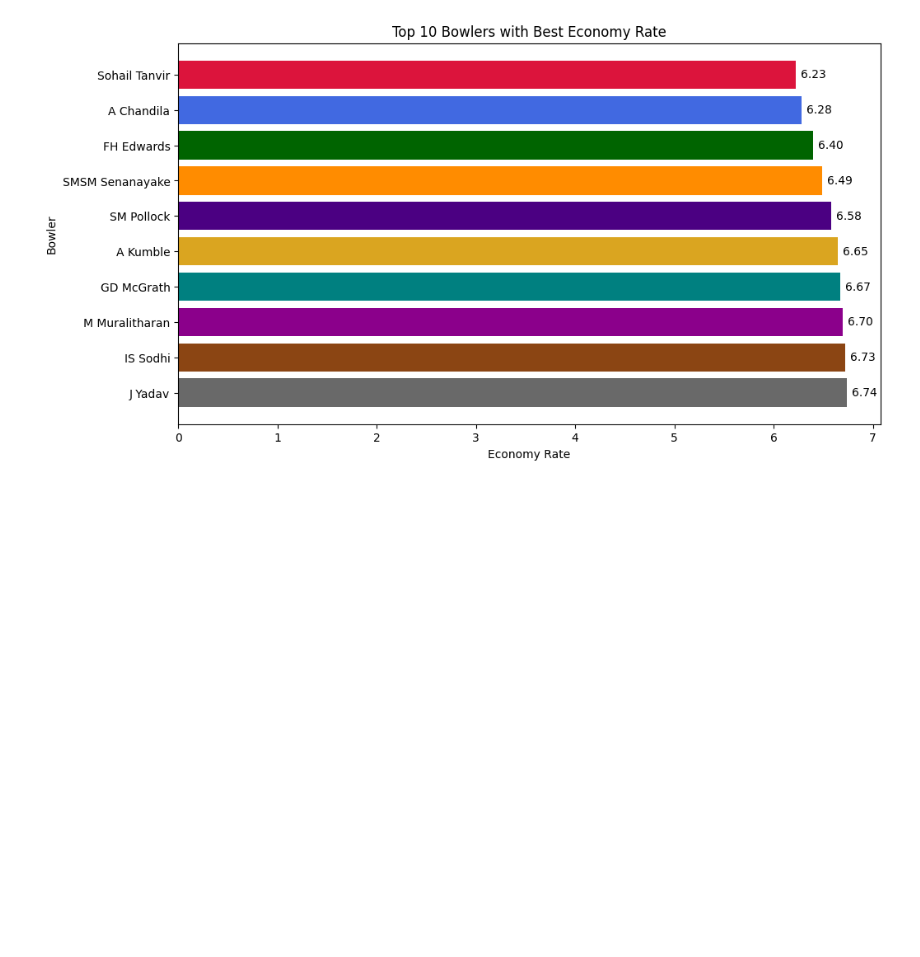
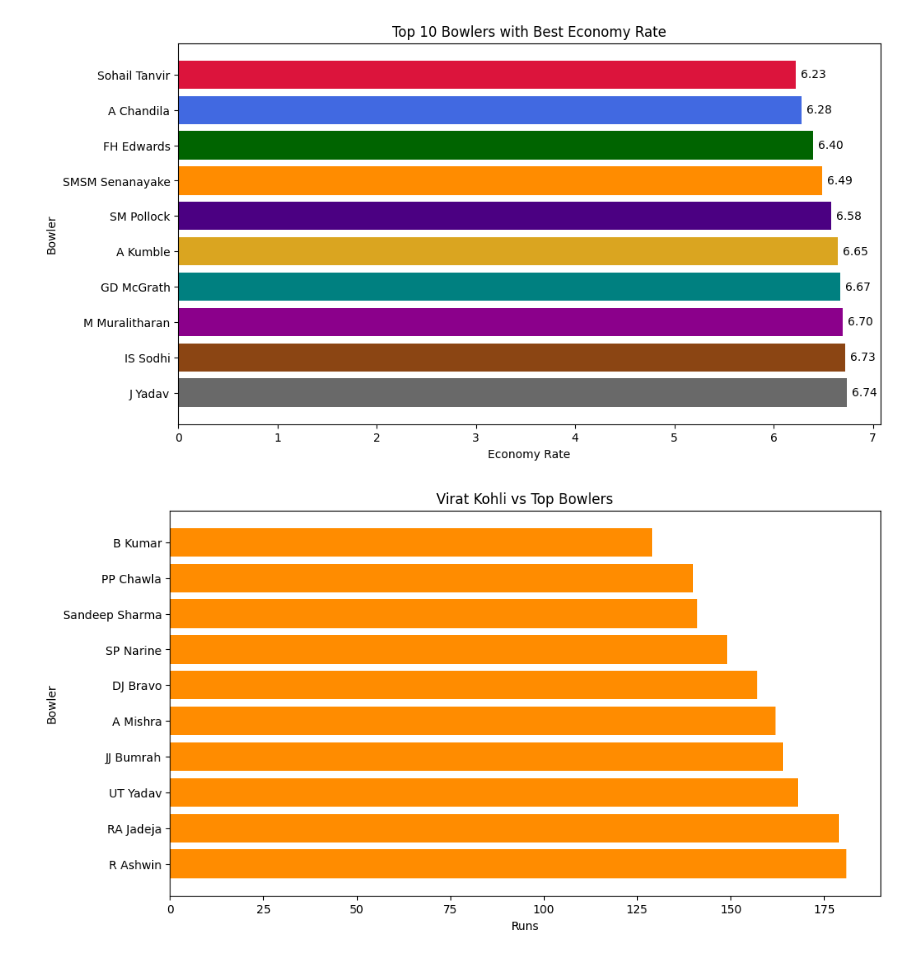
Before and after one commit to samifahim07/Smart-Cricket-Analytics-Ball-by-Ball-Event-Prediction-using-Machine-Learning, a Jupyter notebook: smart_analysis.ipynb, the cells around one changed output. Cells and saved outputs as stored; diff of their text form; code cells hidden in the pictures; blank space fills up the shorter version.

```diff
--- a/smart_analysis.ipynb
+++ b/smart_analysis.ipynb
@@ -488,3 +488,32 @@ plt.ylabel("Bowler")
 plt.show()
 # %% [output]
 [figure]
+# %%
+import matplotlib.pyplot as plt
+
+# Select one batter
+virat = df[df["Batter"] == "V Kohli"]
+
+# Runs against bowlers
+vs_bowler = (
+    virat.groupby("Bowler")["BatsmanRun"]
+    .sum()
+    .sort_values(ascending=False)
+    .head(10)
+)
+
+plt.figure(figsize=(11,6))
+
+plt.barh(
+    vs_bowler.index,
+    vs_bowler.values,
+    color="darkorange"
+)
+
+plt.xlabel("Runs")
+plt.ylabel("Bowler")
+plt.title("Virat Kohli vs Top Bowlers")
+
+plt.show()
+# %% [output]
+[figure, added]
```
Also changed, not shown: parts of 2 cells of this notebook.
